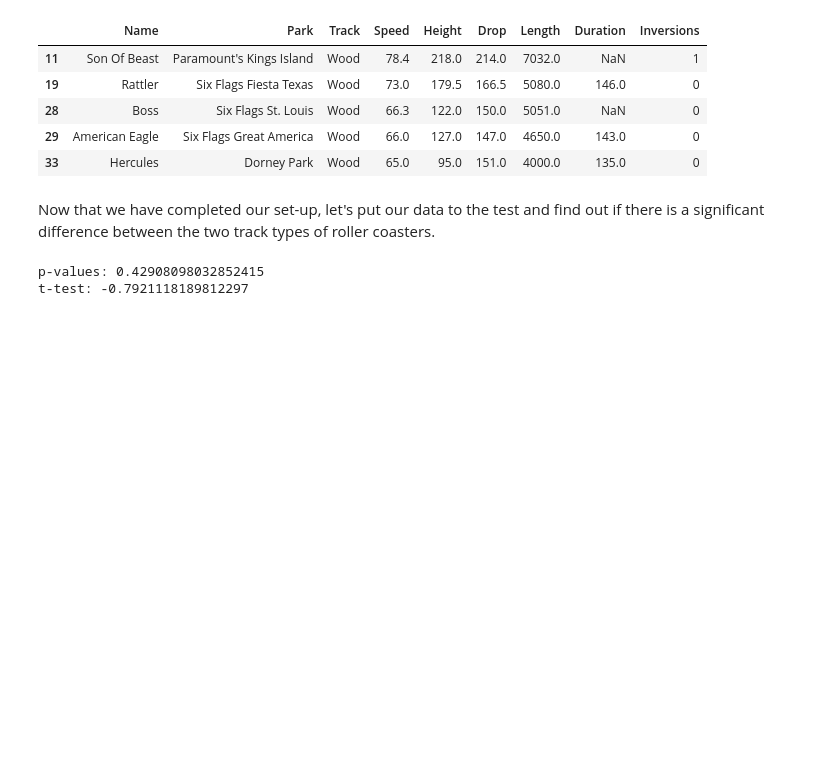
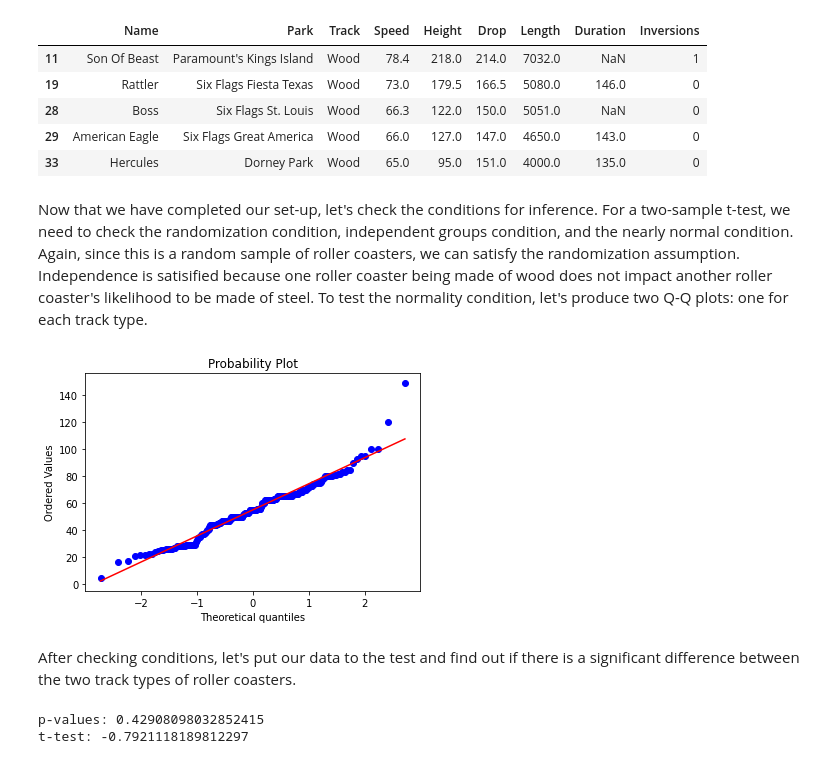
Before and after one commit to vnguyen24/SURF2022, a Jupyter notebook: Session4/angelica_prep.ipynb, the cells around one changed output. Saved outputs shown, nothing was run; the diff lists cells and outputs as text; code cells hidden in the pictures; blank space fills up the shorter version.

Commit message:
Began conditions

```diff
--- a/Session4/angelica_prep.ipynb
+++ b/Session4/angelica_prep.ipynb
@@ -95,7 +116,17 @@ wood.head()
 | 29 | American Eagle | Six Flags Great America | Wood | 66.0 | 127.0 | 147.0 | 4650.0 | 143.0 | 0 |
 | 33 | Hercules | Dorney Park | Wood | 65.0 | 95.0 | 151.0 | 4000.0 | 135.0 | 0 |
 # %% [markdown]
-Now that we have completed our set-up, let's put our data to the test and find out if there is a significant difference between the two track types of roller coasters.
+Now that we have completed our set-up, let's check the conditions for inference. For a two-sample t-test, we need to check the randomization condition, independent groups condition, and the nearly normal condition. Again, since this is a random sample of roller coasters, we can satisfy the randomization assumption. Independence is satisified because one roller coaster being made of wood does not impact another roller coaster's likelihood to be made of steel. To test the normality condition, let's produce two Q-Q plots: one for each track type.
+# %%
+# Draw the Q-Q plot
+probplot(steel["Speed"], plot = pyplot)
+
+# Display the plot
+plt.show()
+# %% [output]
+[figure, added]
+# %% [markdown]
+After checking conditions, let's put our data to the test and find out if there is a significant difference between the two track types of roller coasters.
 # %%
 # Perform two-sample t-test
 
```
Also changed, not shown: parts of 6 cells of this notebook.
